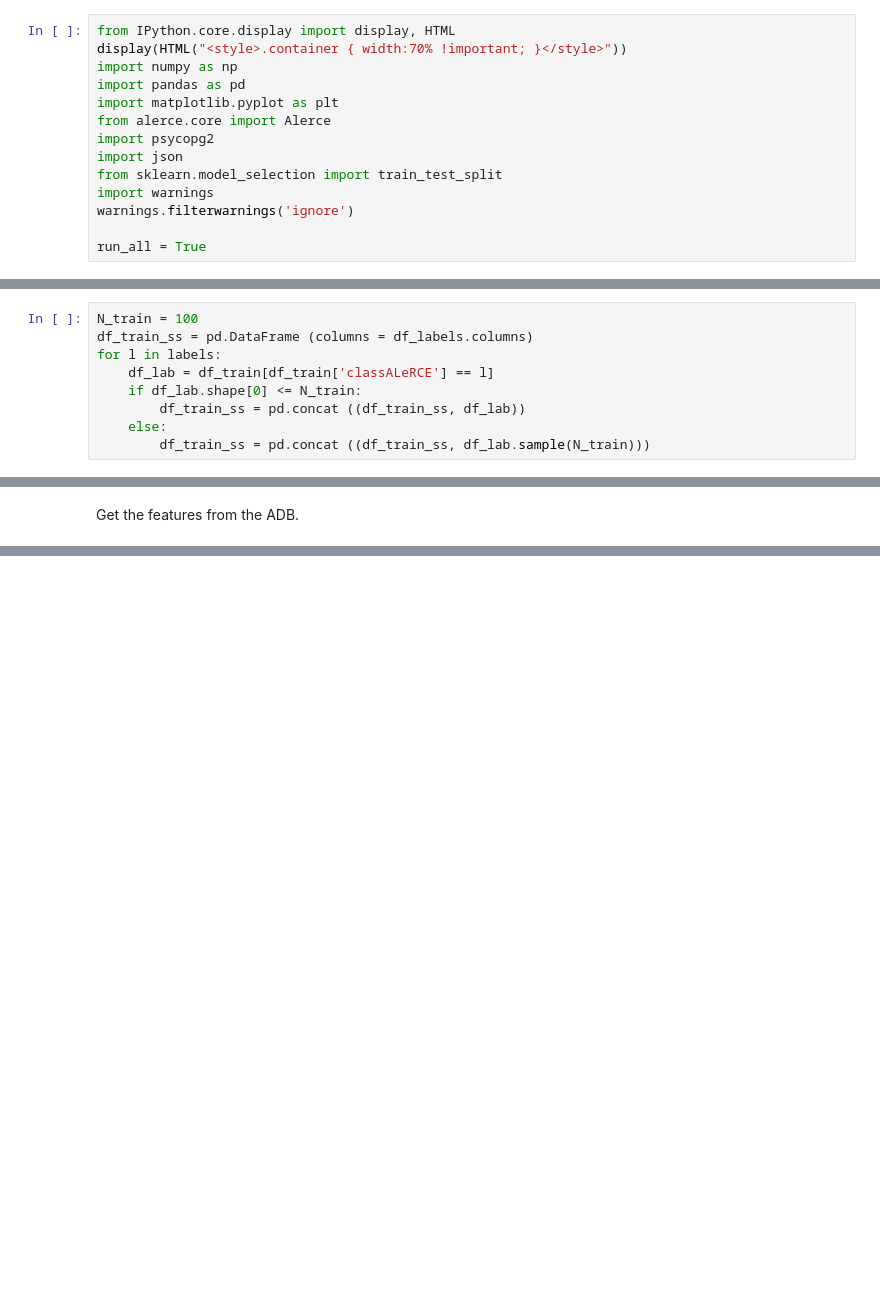
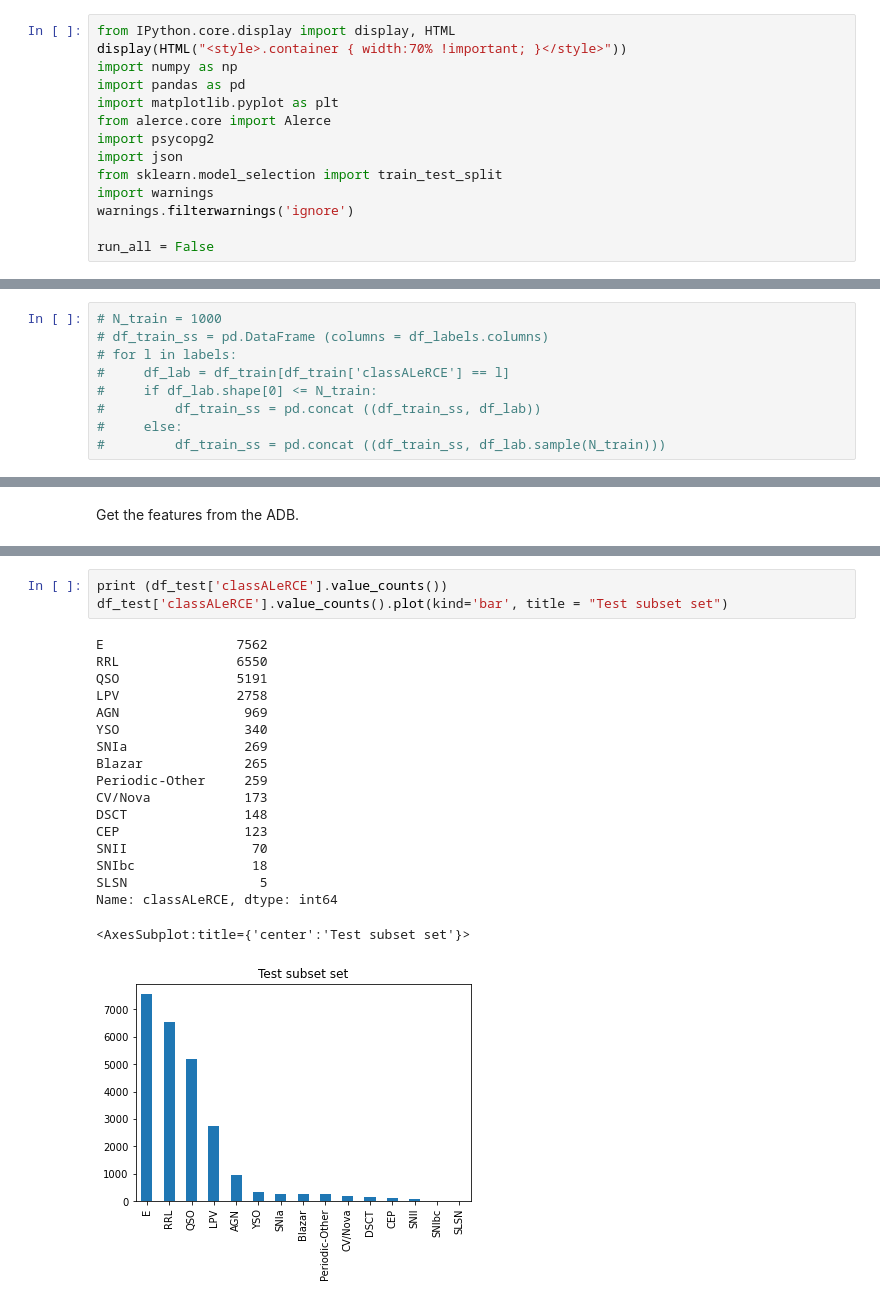
Before and after one commit to guille-c/ALeRCE_ML_DL, a Jupyter notebook: ALeRCE_ML_DL.ipynb, the cells around one changed output, grey strips where cells are left out. Drawn from its saved outputs; the diff is of its cells as text; blank space fills up the shorter version.

```diff
--- a/ALeRCE_ML_DL.ipynb
+++ b/ALeRCE_ML_DL.ipynb
@@ -36,7 +36,7 @@ from sklearn.model_selection import train_test_split
 import warnings
 warnings.filterwarnings('ignore')
 
-run_all = True
+run_all = False
 # %% [markdown]
 ## Accessing ALeRCE Data
 
@@ -259,11 +212,11 @@ Name: classALeRCE, dtype: int64
 # %% [markdown]
 Select no more than 1000 per class.
 # %%
-N_train = 100
-df_train_ss = pd.DataFrame (columns = df_labels.columns)
-for l in labels:
-    df_lab = df_train[df_train['classALeRCE'] == l]
-    if df_lab.shape[0] <= N_train:
-        df_train_ss = pd.concat ((df_train_ss, df_lab))
-    else:
-        df_train_ss = pd.concat ((df_train_ss, df_lab.sample(N_train)))
+# N_train = 1000
+# df_train_ss = pd.DataFrame (columns = df_labels.columns)
+# for l in labels:
+#     df_lab = df_train[df_train['classALeRCE'] == l]
+#     if df_lab.shape[0] <= N_train:
+#         df_train_ss = pd.concat ((df_train_ss, df_lab))
+#     else:
+#         df_train_ss = pd.concat ((df_train_ss, df_lab.sample(N_train)))
@@ -297,0 +269,22 @@ WHERE oid IN (%s)"""
+# %%
+print (df_test['classALeRCE'].value_counts())
+df_test['classALeRCE'].value_counts().plot(kind='bar', title = "Test subset set")
+# %% [output]
+E                 7562
+RRL               6550
+QSO               5191
+LPV               2758
+AGN                969
+YSO                340
+SNIa               269
+Blazar             265
+Periodic-Other     259
+CV/Nova            173
+DSCT               148
+CEP                123
+SNII                70
+SNIbc               18
+SLSN                 5
+Name: classALeRCE, dtype: int64
+<AxesSubplot:title={'center':'Test subset set'}>
+[figure]
```
Also changed, not shown: parts of 34 cells of this notebook.
